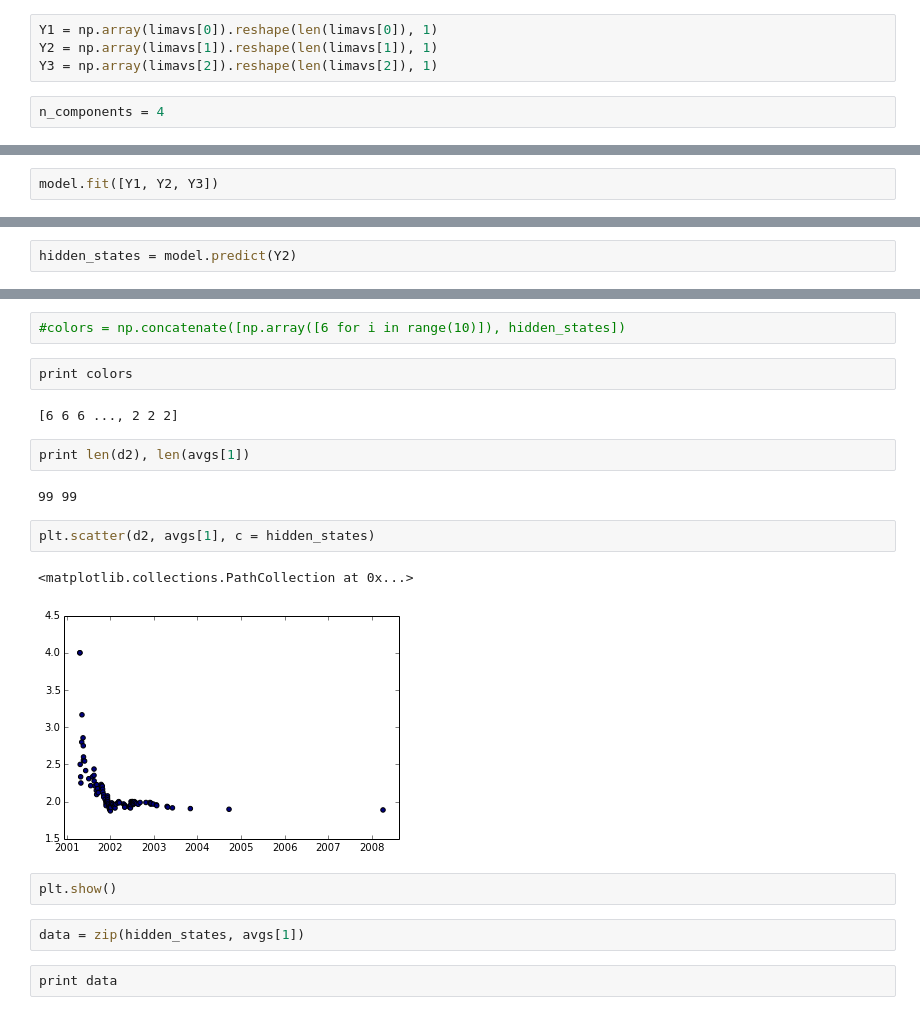
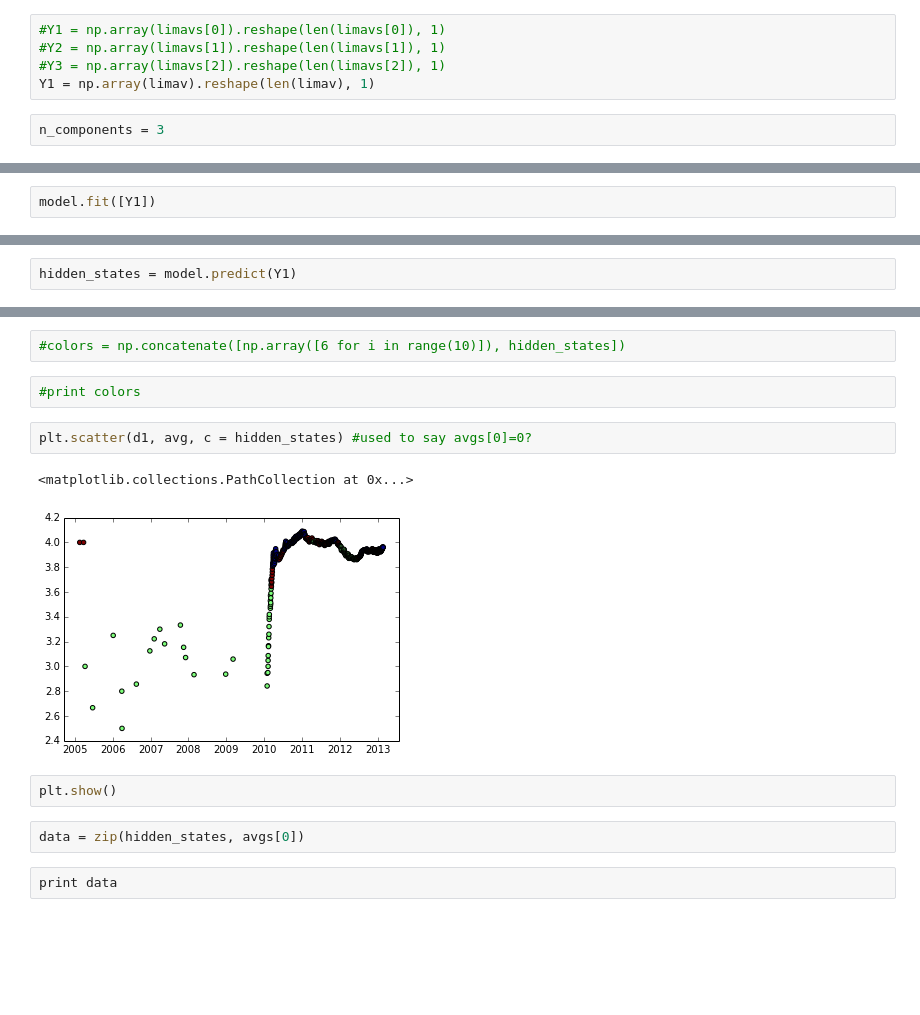
Before and after one commit to KeltyAllen/Amazon-Reviews-Project, a Jupyter notebook: GaussianHMM_scratchwork.ipynb, the cells around one changed output, grey strips where cells are left out. Drawn from its saved outputs; the diff is of its cells as text; blank space fills up the shorter version.

```diff
--- a/GaussianHMM_scratchwork.ipynb
+++ b/GaussianHMM_scratchwork.ipynb
@@ -106,9 +110,10 @@ plt.scatter(d1, limavs[0])
 # %%
-Y1 = np.array(limavs[0]).reshape(len(limavs[0]), 1)
-Y2 = np.array(limavs[1]).reshape(len(limavs[1]), 1)
-Y3 = np.array(limavs[2]).reshape(len(limavs[2]), 1)
+#Y1 = np.array(limavs[0]).reshape(len(limavs[0]), 1)
+#Y2 = np.array(limavs[1]).reshape(len(limavs[1]), 1)
+#Y3 = np.array(limavs[2]).reshape(len(limavs[2]), 1)
+Y1 = np.array(limav).reshape(len(limav), 1)
 # %%
-n_components = 4
+n_components = 3
 # %%
 # make an HMM instance and execute fit
 model = GaussianHMM(n_components, "full")
@@ -117,7 +122,7 @@ model = GaussianHMM(n_components, "full")
 # predict the optimal sequence of internal hidden state
 #hidden_states = model.predict(X)
 # %%
-model.fit([Y1, Y2, Y3])
+model.fit([Y1])
 # %% [output]
 GaussianHMM(algorithm='viterbi', covariance_type='full', covars_prior=0.01,
       covars_weight=1,
@@ -127,5 +132,5 @@ GaussianHMM(algorithm='viterbi', covariance_type='full', covars_prior=0.01,
       random_state=None, startprob=None, startprob_prior=1.0, thresh=0.01,
       transmat=None, transmat_prior=1.0)
 # %%
-hidden_states = model.predict(Y2)
+hidden_states = model.predict(Y1)
 # %%
@@ -135,22 +140,16 @@ print model.score(Y2)
 # %%
 #colors = np.concatenate([np.array([6 for i in range(10)]), hidden_states])
-# %%
-print colors
-# %% [output]
-[6 6 6 ..., 2 2 2]
-# %%
-print len(d2), len(avgs[1])
-# %% [output]
-99 99
-# %%
-plt.scatter(d2, avgs[1], c = hidden_states)
-# %% [output]
-<matplotlib.collections.PathCollection at 0x...>
-[figure, removed]
+# %%
+#print colors
+# %%
+plt.scatter(d1, avg, c = hidden_states) #used to say avgs[0]=0?
+# %% [output]
+<matplotlib.collections.PathCollection at 0x...>
+[figure, added]
 # %%
 plt.show()
 # %%
-data = zip(hidden_states, avgs[1])
+data = zip(hidden_states, avgs[0])
 # %%
 print data
 # %% [output]
```
Also changed, not shown: parts of 11 cells of this notebook, 4 other files.
